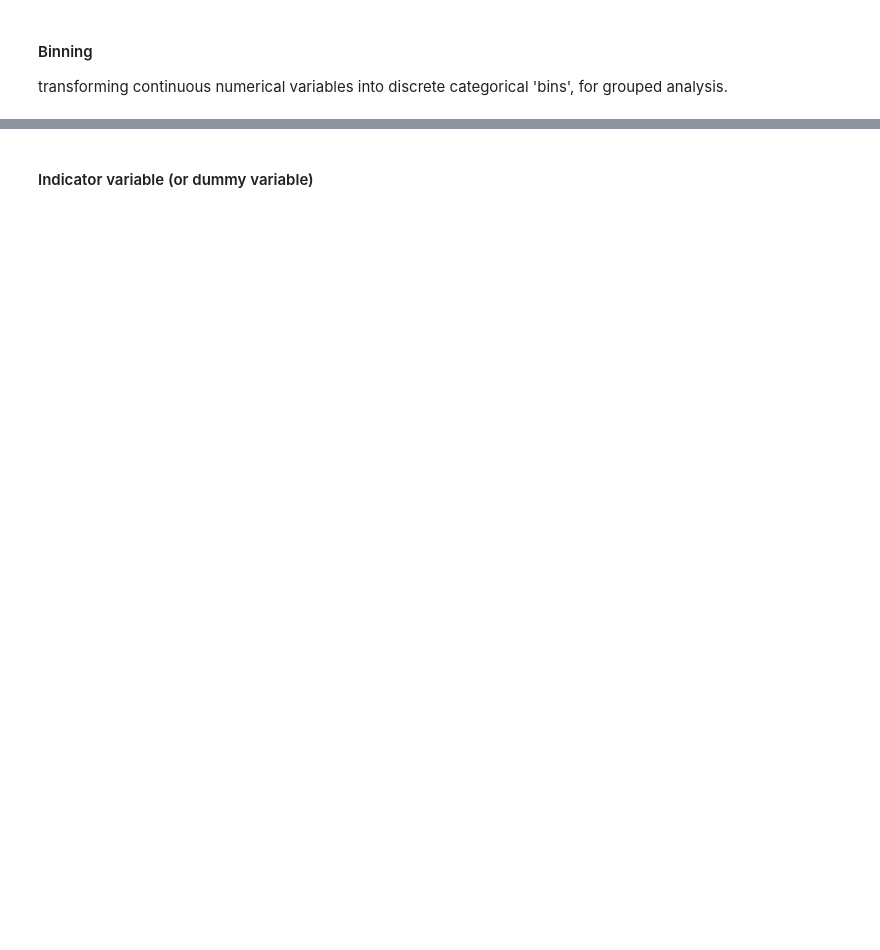
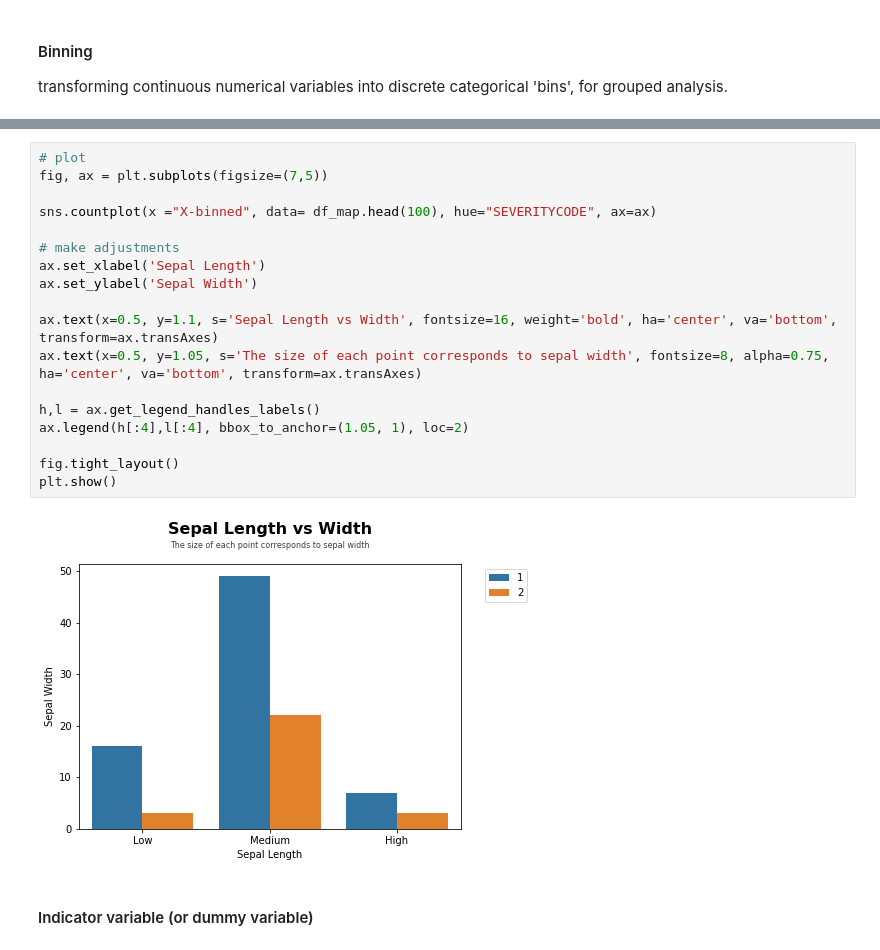
Before and after one commit to eliuqiong/Coursera_Capstone, a Jupyter notebook: Final-Project_Car_accident_severity_Qiong Liu.ipynb, the cells around one changed output, grey strips where cells are left out. Drawn from its saved outputs; the diff is of its cells as text; blank space fills up the shorter version.

```diff
--- a/Final-Project_Car_accident_severity_Qiong Liu.ipynb
+++ b/Final-Project_Car_accident_severity_Qiong Liu.ipynb
@@ -140,2 +285,22 @@ transforming continuous numerical variables into discrete categorical 'bins', fo
+# %%
+# plot
+fig, ax = plt.subplots(figsize=(7,5))
+
+sns.countplot(x ="X-binned", data= df_map.head(100), hue="SEVERITYCODE", ax=ax)
+
+# make adjustments
+ax.set_xlabel('Sepal Length')
+ax.set_ylabel('Sepal Width')
+
+ax.text(x=0.5, y=1.1, s='Sepal Length vs Width', fontsize=16, weight='bold', ha='center', va='bottom', transform=ax.transAxes)
+ax.text(x=0.5, y=1.05, s='The size of each point corresponds to sepal width', fontsize=8, alpha=0.75, ha='center', va='bottom', transform=ax.transAxes)
+
+h,l = ax.get_legend_handles_labels()
+ax.legend(h[:4],l[:4], bbox_to_anchor=(1.05, 1), loc=2)
+
+fig.tight_layout()
+plt.show()
+# %% [output]
+[figure, added]
 # %% [markdown]
 #### Indicator variable (or dummy variable)
```
Also changed, not shown: parts of 76 cells of this notebook.
